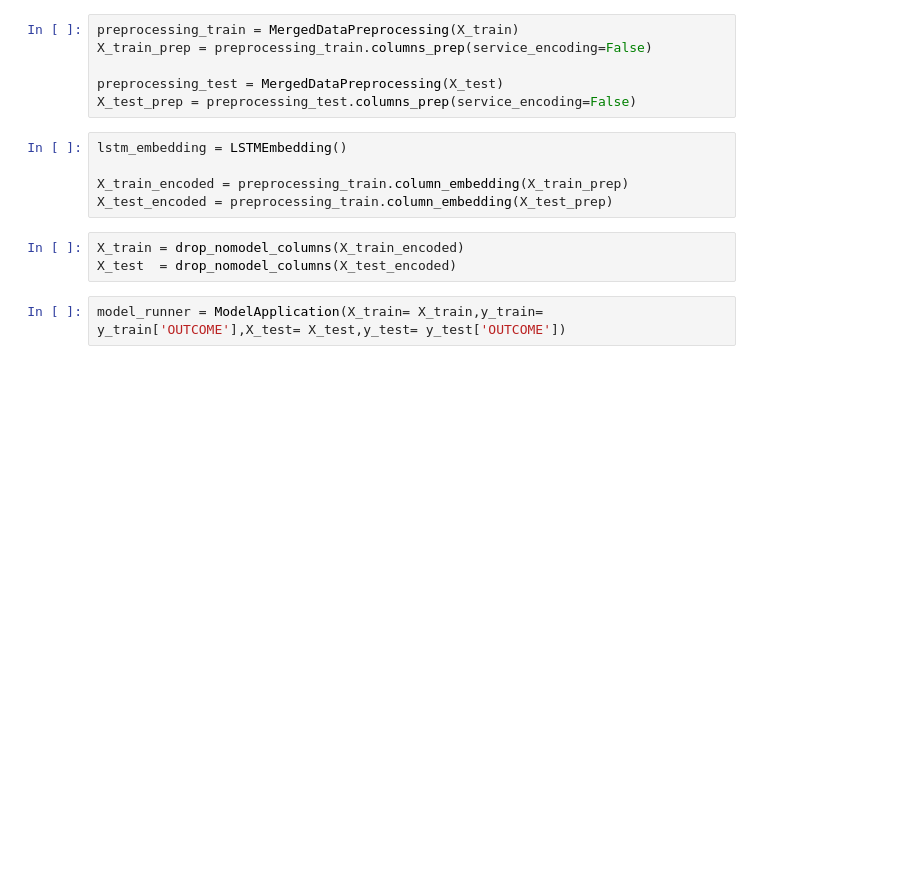
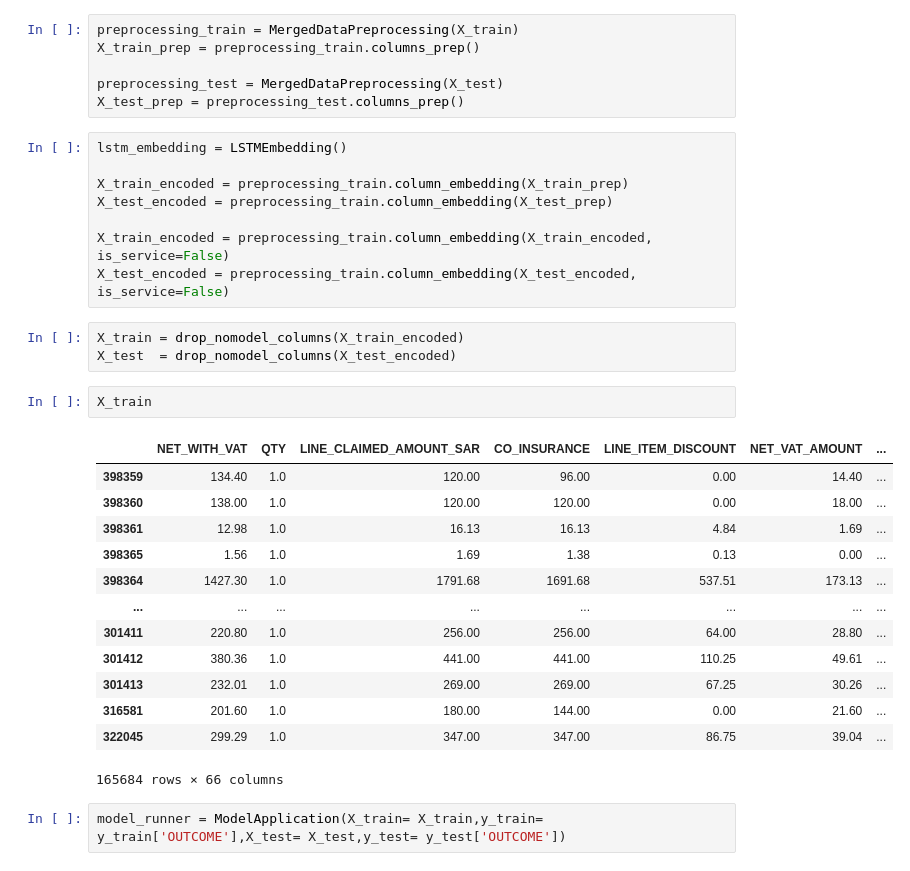
Before and after one commit to Andalusia-Data-Science-Team/Claims_Rejection, a Jupyter notebook: model_training.ipynb, the cells around one changed output. Drawn from its saved outputs; the diff is of its cells as text; blank space fills up the shorter version.

```diff
--- a/model_training.ipynb
+++ b/model_training.ipynb
@@ -26,18 +41,37 @@ read_last_date()
 X_train, y_train, X_test, y_test = get_training_inputs(df_train, df_test)
 # %%
 preprocessing_train = MergedDataPreprocessing(X_train)
-X_train_prep = preprocessing_train.columns_prep(service_encoding=False)
+X_train_prep = preprocessing_train.columns_prep()
 
 preprocessing_test = MergedDataPreprocessing(X_test)
-X_test_prep = preprocessing_test.columns_prep(service_encoding=False)
+X_test_prep = preprocessing_test.columns_prep()
 # %%
 lstm_embedding = LSTMEmbedding()
 
 X_train_encoded = preprocessing_train.column_embedding(X_train_prep)
 X_test_encoded = preprocessing_train.column_embedding(X_test_prep)
+
+X_train_encoded = preprocessing_train.column_embedding(X_train_encoded, is_service=False)
+X_test_encoded = preprocessing_train.column_embedding(X_test_encoded, is_service=False)
 # %%
 X_train = drop_nomodel_columns(X_train_encoded)
 X_test  = drop_nomodel_columns(X_test_encoded)
+# %%
+X_train
+# %% [output]
+|  | NET_WITH_VAT | QTY | LINE_CLAIMED_AMOUNT_SAR | CO_INSURANCE | LINE_ITEM_DISCOUNT | NET_VAT_AMOUNT | ... |
+| 398359 | 134.40 | 1.0 | 120.00 | 96.00 | 0.00 | 14.40 | ... |
+| 398360 | 138.00 | 1.0 | 120.00 | 120.00 | 0.00 | 18.00 | ... |
+| 398361 | 12.98 | 1.0 | 16.13 | 16.13 | 4.84 | 1.69 | ... |
+| 398365 | 1.56 | 1.0 | 1.69 | 1.38 | 0.13 | 0.00 | ... |
+| 398364 | 1427.30 | 1.0 | 1791.68 | 1691.68 | 537.51 | 173.13 | ... |
+| ... | ... | ... | ... | ... | ... | ... | ... |
+| 301411 | 220.80 | 1.0 | 256.00 | 256.00 | 64.00 | 28.80 | ... |
+| 301412 | 380.36 | 1.0 | 441.00 | 441.00 | 110.25 | 49.61 | ... |
+| 301413 | 232.01 | 1.0 | 269.00 | 269.00 | 67.25 | 30.26 | ... |
+| 316581 | 201.60 | 1.0 | 180.00 | 144.00 | 0.00 | 21.60 | ... |
+| 322045 | 299.29 | 1.0 | 347.00 | 347.00 | 86.75 | 39.04 | ... |
+165684 rows × 66 columns
 # %%
 model_runner = ModelApplication(X_train= X_train,y_train= y_train['OUTCOME'],X_test= X_test,y_test= y_test['OUTCOME'])
 # %%
```
Also changed, not shown: parts of 7 cells of this notebook, 2 other files.
